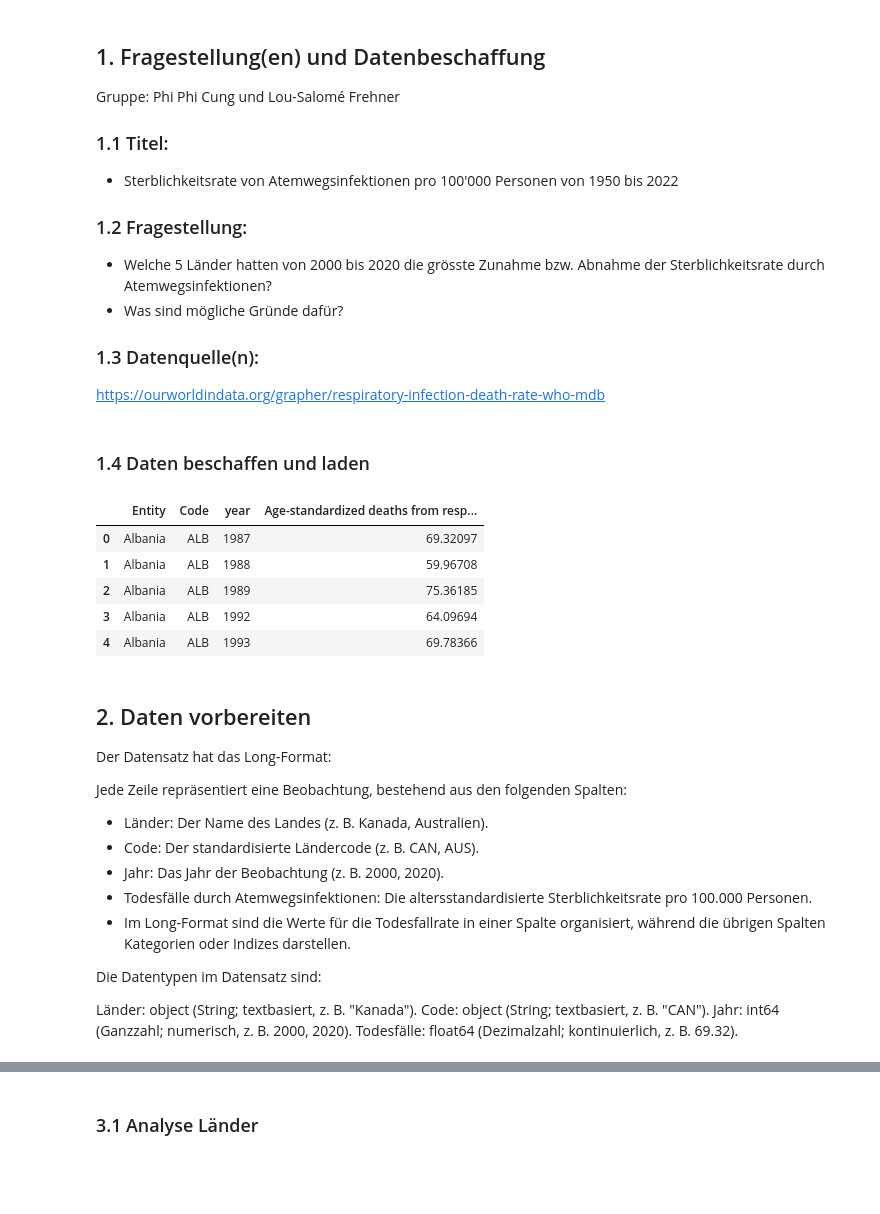
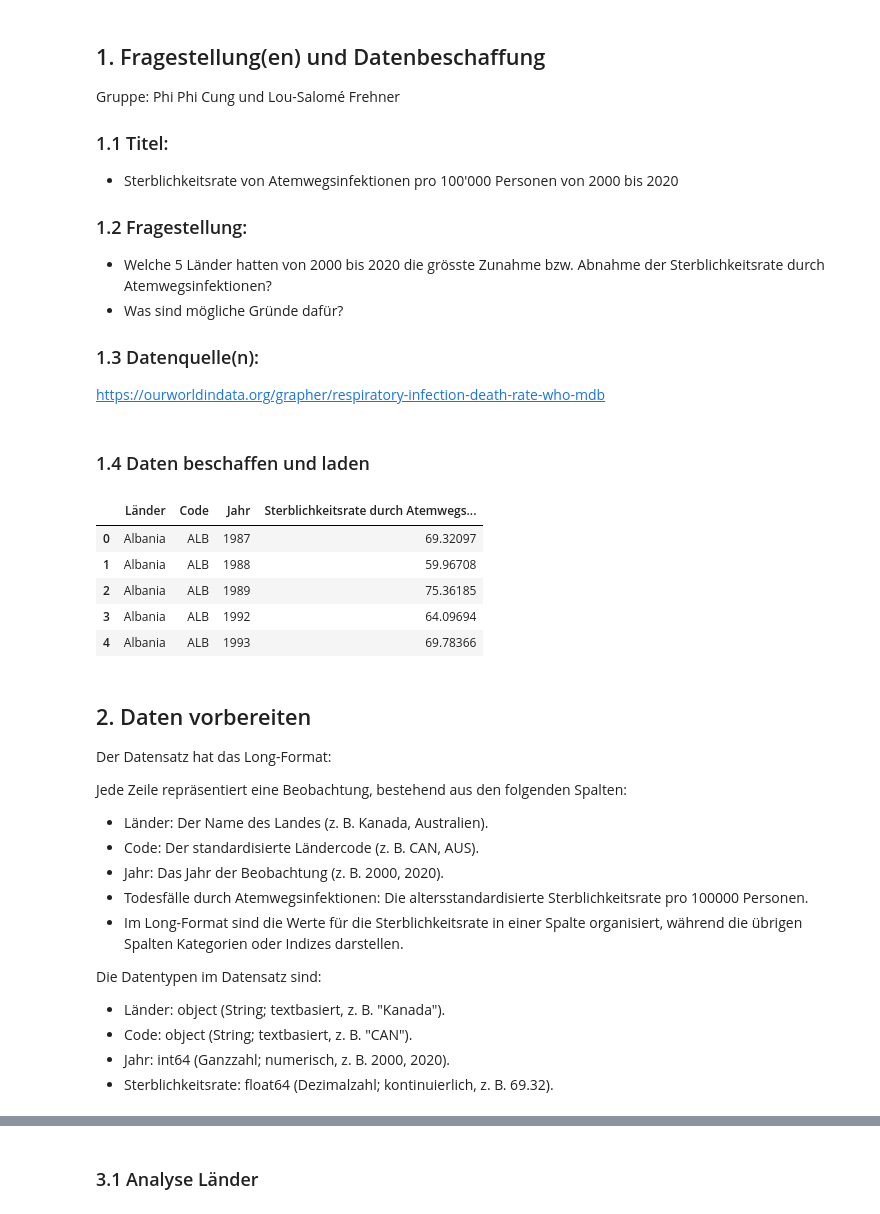
Before and after one commit to cungphi/BMLD1-Atemwegsinfektionen, a Jupyter notebook: LN2 Lou-Salomé Frehner_Phi Phi Cung.ipynb, the cells around one changed output, grey strips where cells are left out. Cells and saved outputs as stored; diff of their text form; code cells hidden in the pictures; blank space fills up the shorter version.

```diff
--- a/LN2 Lou-Salomé Frehner_Phi Phi Cung.ipynb
+++ b/LN2 Lou-Salomé Frehner_Phi Phi Cung.ipynb
@@ -2,7 +2,7 @@
 ## 1. Fragestellung(en) und Datenbeschaffung
 Gruppe: Phi Phi Cung und Lou-Salomé Frehner
 ### 1.1 Titel:
-- Sterblichkeitsrate von Atemwegsinfektionen pro 100'000 Personen von 1950 bis 2022
+- Sterblichkeitsrate von Atemwegsinfektionen pro 100'000 Personen von 2000 bis 2020
 ### 1.2 Fragestellung:
 - Welche 5 Länder hatten von 2000 bis 2020 die grösste Zunahme bzw. Abnahme der Sterblichkeitsrate durch Atemwegsinfektionen?
 - Was sind mögliche Gründe dafür?
@@ -19,10 +19,10 @@ from matplotlib import pyplot as plt
 # %%
 # lade hier deine Daten
 df = pd.read_csv('respiratory-infection-death-rate-who-mdb.csv', skiprows=1,
-                 names=['Entity','Code','year','Age-standardized deaths from respiratory infections in both sexes per 100,000 people'])
+                 names=['Länder','Code','Jahr','Sterblichkeitsrate durch Atemwegsinfektionen pro 100000 Personen'])
 df.head()
 # %% [output]
-|  | Entity | Code | year | Age-standardized deaths from resp... |
+|  | Länder | Code | Jahr | Sterblichkeitsrate durch Atemwegs... |
 | 0 | Albania | ALB | 1987 | 69.32097 |
 | 1 | Albania | ALB | 1988 | 59.96708 |
 | 2 | Albania | ALB | 1989 | 75.36185 |
@@ -36,12 +36,12 @@ Jede Zeile repräsentiert eine Beobachtung, bestehend aus den folgenden Spalten:
 - Länder: Der Name des Landes (z. B. Kanada, Australien).
 - Code: Der standardisierte Ländercode (z. B. CAN, AUS).
 - Jahr: Das Jahr der Beobachtung (z. B. 2000, 2020).
-- Todesfälle durch Atemwegsinfektionen: Die altersstandardisierte Sterblichkeitsrate pro 100.000 Personen.
-- Im Long-Format sind die Werte für die Todesfallrate in einer Spalte organisiert, während die übrigen Spalten Kategorien oder Indizes darstellen.
+- Todesfälle durch Atemwegsinfektionen: Die altersstandardisierte Sterblichkeitsrate pro 100000 Personen.
+- Im Long-Format sind die Werte für die Sterblichkeitsrate in einer Spalte organisiert, während die übrigen Spalten Kategorien oder Indizes darstellen.
 
 Die Datentypen im Datensatz sind:
 
-Länder: object (String; textbasiert, z. B. "Kanada").
-Code: object (String; textbasiert, z. B. "CAN").
-Jahr: int64 (Ganzzahl; numerisch, z. B. 2000, 2020).
-Todesfälle: float64 (Dezimalzahl; kontinuierlich, z. B. 69.32).
+- Länder: object (String; textbasiert, z. B. "Kanada").
+- Code: object (String; textbasiert, z. B. "CAN").
+- Jahr: int64 (Ganzzahl; numerisch, z. B. 2000, 2020).
+- Sterblichkeitsrate: float64 (Dezimalzahl; kontinuierlich, z. B. 69.32).
```
Also changed, not shown: parts of 18 cells of this notebook, 1 other file.
